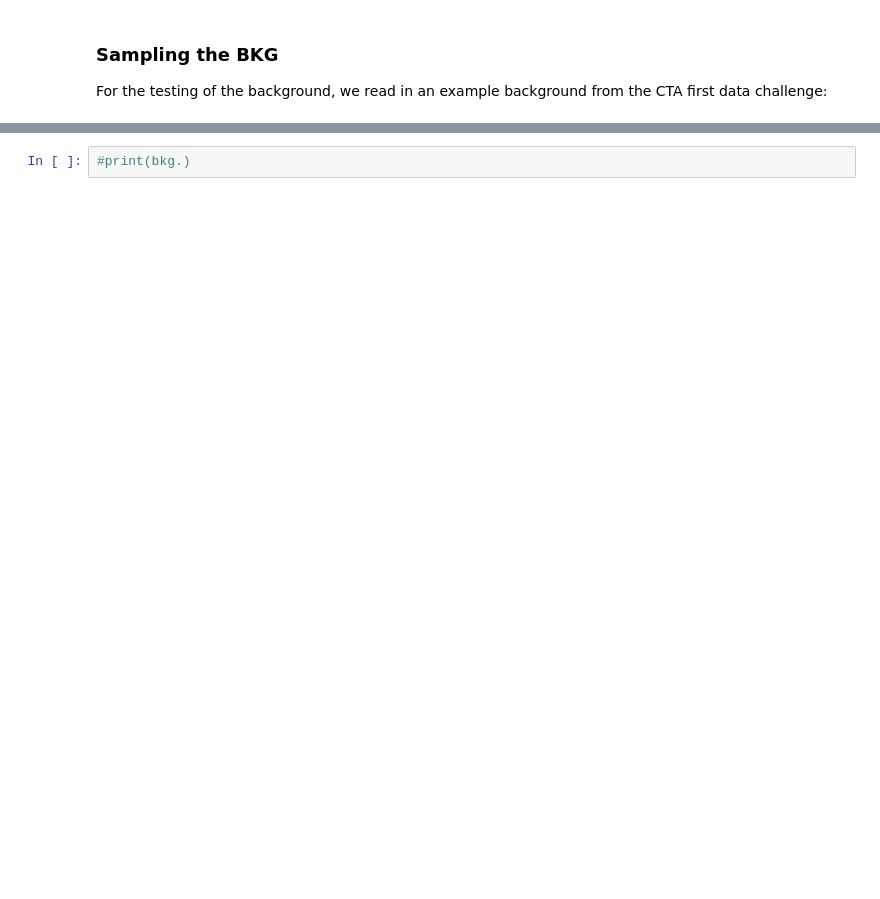
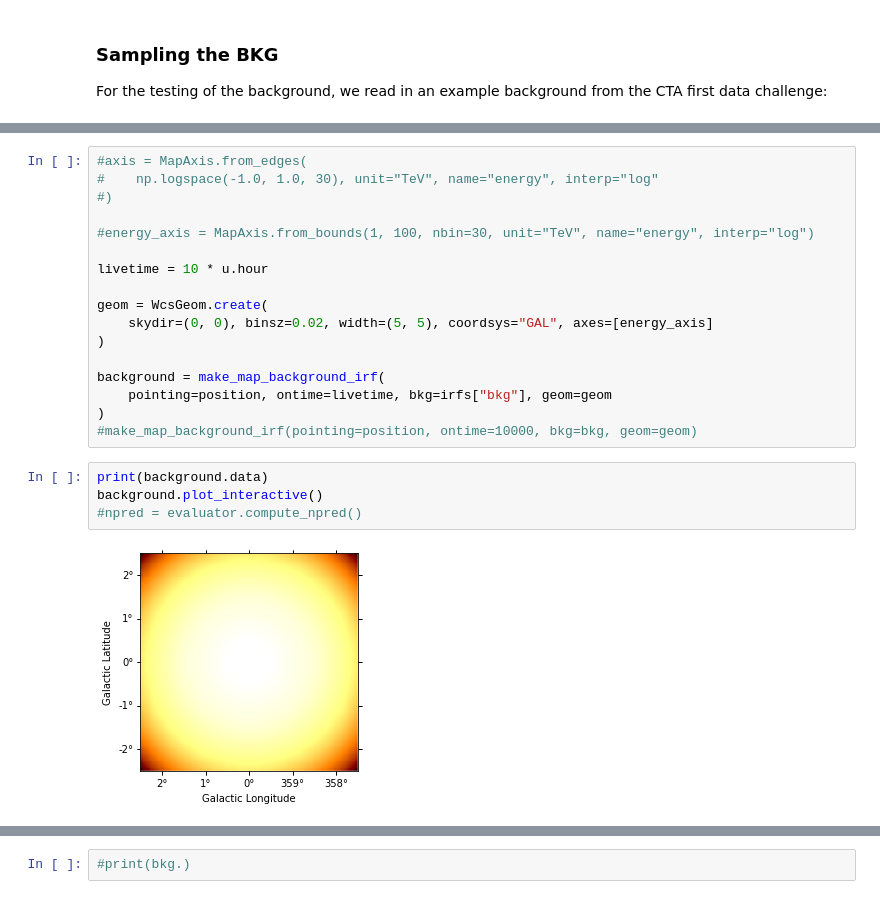
Before and after one commit to fabiopintore/notebooks-public, a Jupyter notebook: gammapy-event-sampling/prototype.ipynb, the cells around one changed output, grey strips where cells are left out. Saved outputs shown, nothing was run; the diff lists cells and outputs as text; blank space fills up the shorter version.

```diff
--- a/gammapy-event-sampling/prototype.ipynb
+++ b/gammapy-event-sampling/prototype.ipynb
@@ -415,0 +609,23 @@ For the testing of the background, we read in an example background from the CTA
+# %%
+#axis = MapAxis.from_edges(
+#    np.logspace(-1.0, 1.0, 30), unit="TeV", name="energy", interp="log"
+#)
+
+#energy_axis = MapAxis.from_bounds(1, 100, nbin=30, unit="TeV", name="energy", interp="log")
+
+livetime = 10 * u.hour
+
+geom = WcsGeom.create(
+    skydir=(0, 0), binsz=0.02, width=(5, 5), coordsys="GAL", axes=[energy_axis]
+)
+
+background = make_map_background_irf(
+    pointing=position, ontime=livetime, bkg=irfs["bkg"], geom=geom
+)
+#make_map_background_irf(pointing=position, ontime=10000, bkg=bkg, geom=geom)
+# %%
+print(background.data)
+background.plot_interactive()
+#npred = evaluator.compute_npred()
+# %% [output]
+[figure, added]
```
Also changed, not shown: parts of 65 cells of this notebook.
